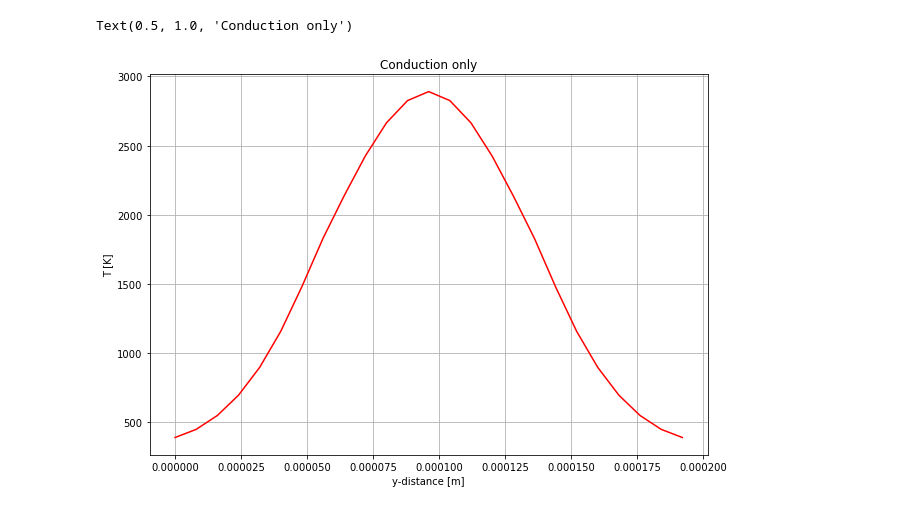
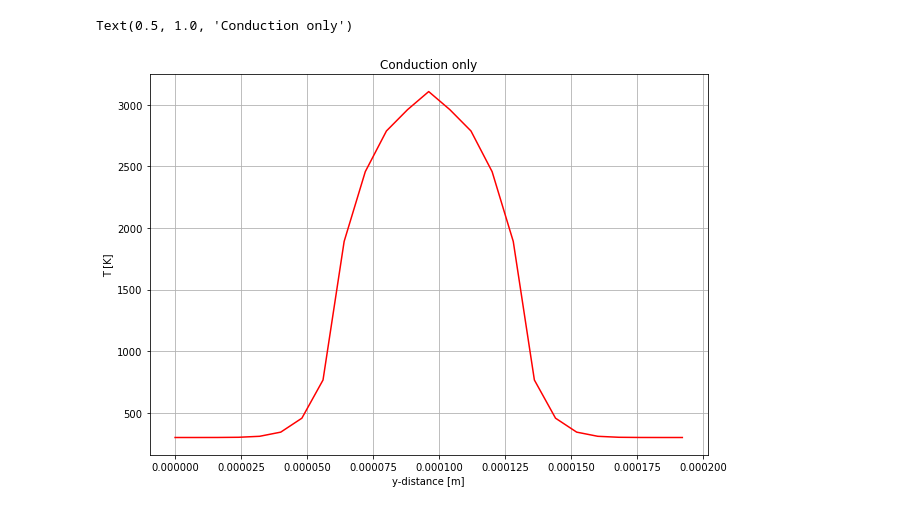
Before and after one commit to snilsn/SLM-finite-volumes, a Jupyter notebook: 3d heat convection.ipynb, the cells around one changed output. Cells and saved outputs as stored; diff of their text form; code cells hidden in the pictures.

```diff
--- a/3d heat convection.ipynb
+++ b/3d heat convection.ipynb
@@ -75,7 +74,7 @@ for i in range(time_steps):
     heat_old = numerix.array(sensible_heat)
 
     #finite-volume solving:
-    res = konv_diff_eq.sweep(dt = dt)
+    res = konv_diff_eq.solve(dt = dt)
 
     #calculate temperature change and add:
     temperature.setValue(numerix.array(temperature) + 1/c*(sensible_heat-heat_old))
@@ -112,19 +111,19 @@ np.save('temperature', data)
 # %%
 import matplotlib.pyplot as plt
 data = np.load('temperature.npy')
 temperature.setValue(data)
 
 temp_final = np.array(temperature).reshape((N_z, N_y, N_x))
 plt.figure(figsize = (10, 7))
-plt.plot([i*dy for i in range(len(temp_final[-1, :, -17]))], temp_final[-1, :, -17], 'r-')
+plt.plot([i*dy for i in range(len(temp_final[-1, :, -7]))], temp_final[-1, :, -7], 'r-')
 plt.grid()
 plt.xlabel('y-distance [m]')
 plt.ylabel('T [K]')
 plt.title('Conduction only')
 #plt.ylim((1693, 3093))
 # %% [output]
 Text(0.5, 1.0, 'Conduction only')
-[figure, old version]
+[figure, new version]
 # %%
 liquid = fct.get_liquid_fraction(temperature, mesh, steel_T_S, steel_T_L)
 plotting_utils.plot_2d_xy(liquid, N)
```
Also changed, not shown: parts of 5 cells of this notebook, 3 other files.
